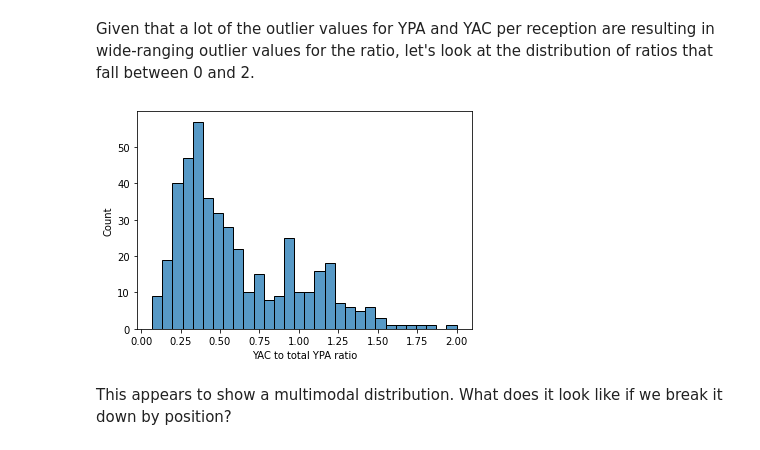
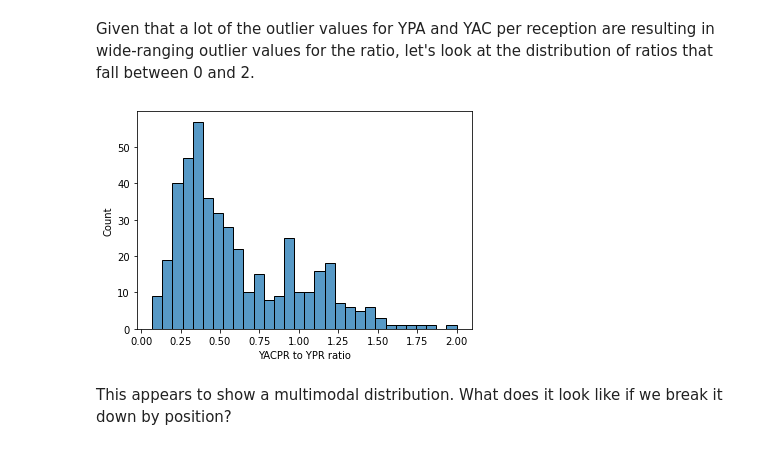
Before and after one commit to kchander92/NYCDSA-Data-Analysis-Project, a Jupyter notebook: Data Analysis Project Krishnan Chander.ipynb, the cells around one changed output. Cells and saved outputs as stored; diff of their text form; code cells hidden in the pictures.

```diff
--- a/Data Analysis Project Krishnan Chander.ipynb
+++ b/Data Analysis Project Krishnan Chander.ipynb
@@ -173,12 +173,12 @@ g.text(8, 19, 'HB: {:.2f}'.format(receiving_summary[receiving_summary['position'
 # %% [markdown]
 Given that a lot of the outlier values for YPA and YAC per reception are resulting in wide-ranging outlier values for the ratio, let's look at the distribution of ratios that fall between 0 and 2.
 # %%
-g = sb.histplot(data=receiving_summary[(receiving_summary['yac_to_total_ratio'] > 0)
-                                       & (receiving_summary['yac_to_total_ratio'] <= 2)],
-                  x='yac_to_total_ratio', bins=30)
-g.set_xlabel('YAC to total YPA ratio');
+g = sb.histplot(data=receiving_summary[(receiving_summary['yacpr_to_ypr_ratio'] > 0)
+                                       & (receiving_summary['yacpr_to_ypr_ratio'] <= 2)],
+                  x='yacpr_to_ypr_ratio', bins=30)
+g.set_xlabel('YACPR to YPR ratio');
 # %% [output]
-[figure, old version]
+[figure, new version]
 # %% [markdown]
 This appears to show a multimodal distribution. What does it look like if we break it down by position?
 # %%
```
Also changed, not shown: parts of 36 cells of this notebook.
